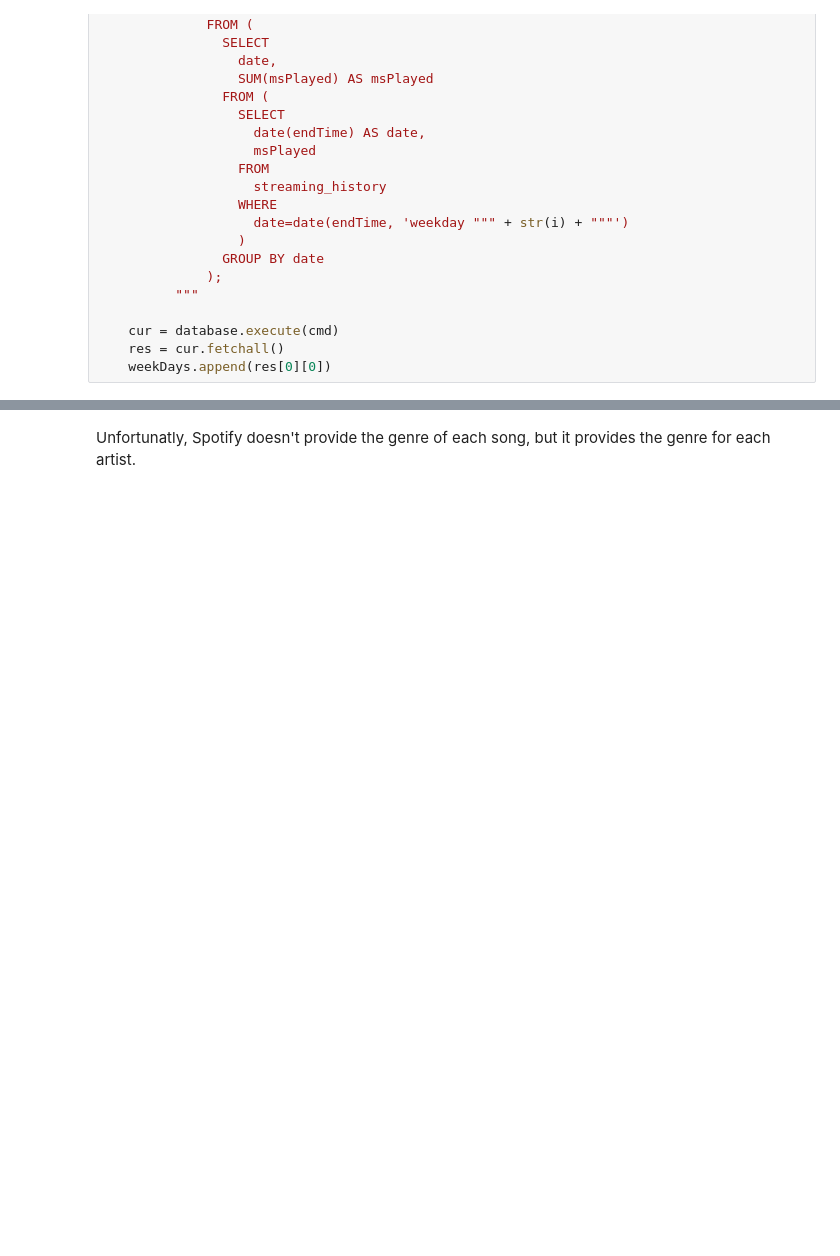
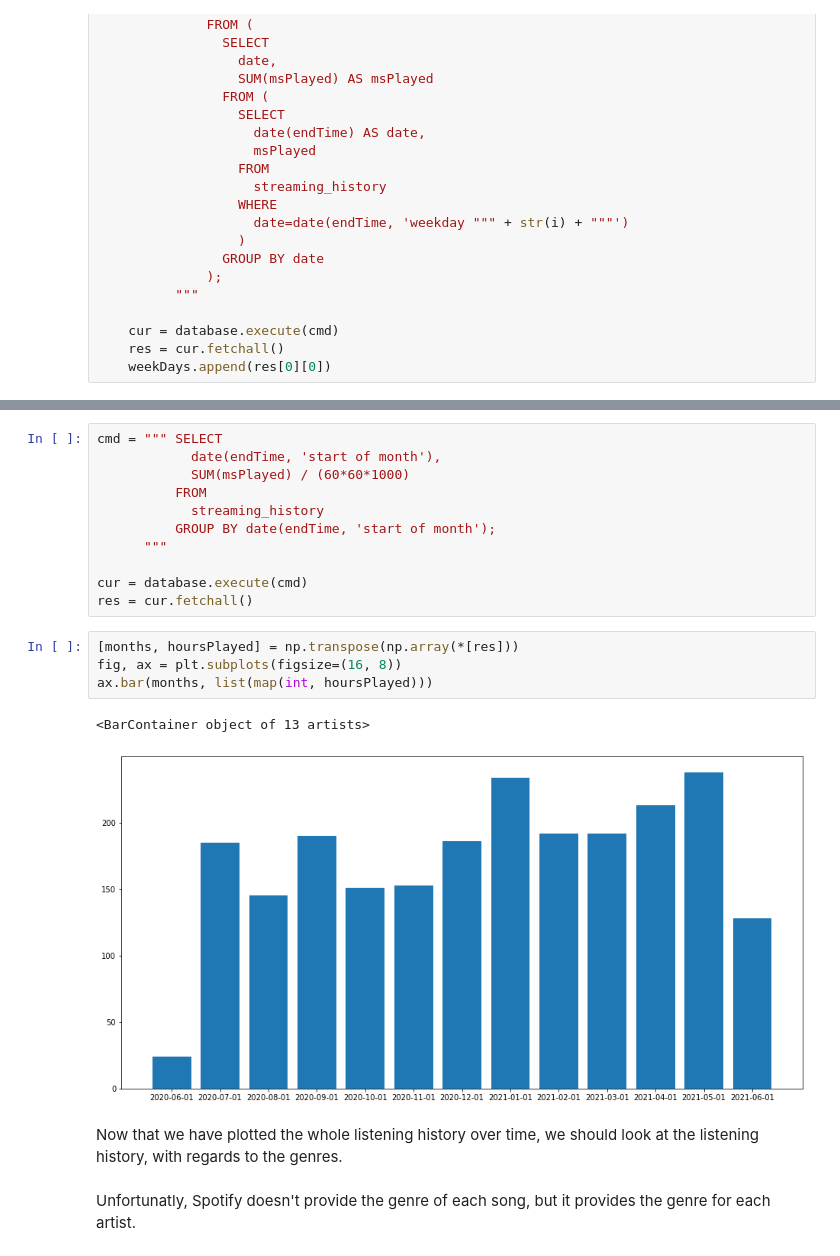
Before and after one commit to TimoBl/Spotify-Data-Analysis, a Jupyter notebook: Spotify_Data_Analysis.ipynb, the cells around one changed output, grey strips where cells are left out. Saved outputs shown, nothing was run; the diff lists cells and outputs as text; blank space fills up the shorter version.

```diff
--- a/Spotify_Data_Analysis.ipynb
+++ b/Spotify_Data_Analysis.ipynb
@@ -132,3 +150,23 @@ plt.bar(x, weekDays)
+# %%
+cmd = """ SELECT
+            date(endTime, 'start of month'),
+            SUM(msPlayed) / (60*60*1000)
+          FROM
+            streaming_history
+          GROUP BY date(endTime, 'start of month');
+      """
+
+cur = database.execute(cmd)
+res = cur.fetchall()
+# %%
+[months, hoursPlayed] = np.transpose(np.array(*[res]))
+fig, ax = plt.subplots(figsize=(16, 8))
+ax.bar(months, list(map(int, hoursPlayed)))
+# %% [output]
+<BarContainer object of 13 artists>
+[figure, added]
+# %% [markdown]
+Now that we have plotted the whole listening history over time, we should look at the listening history, with regards to the genres.
 # %% [markdown]
 Unfortunatly, Spotify doesn't provide the genre of each song, but it provides the genre for each artist.
 # %%
```
Also changed, not shown: parts of 14 cells of this notebook.
